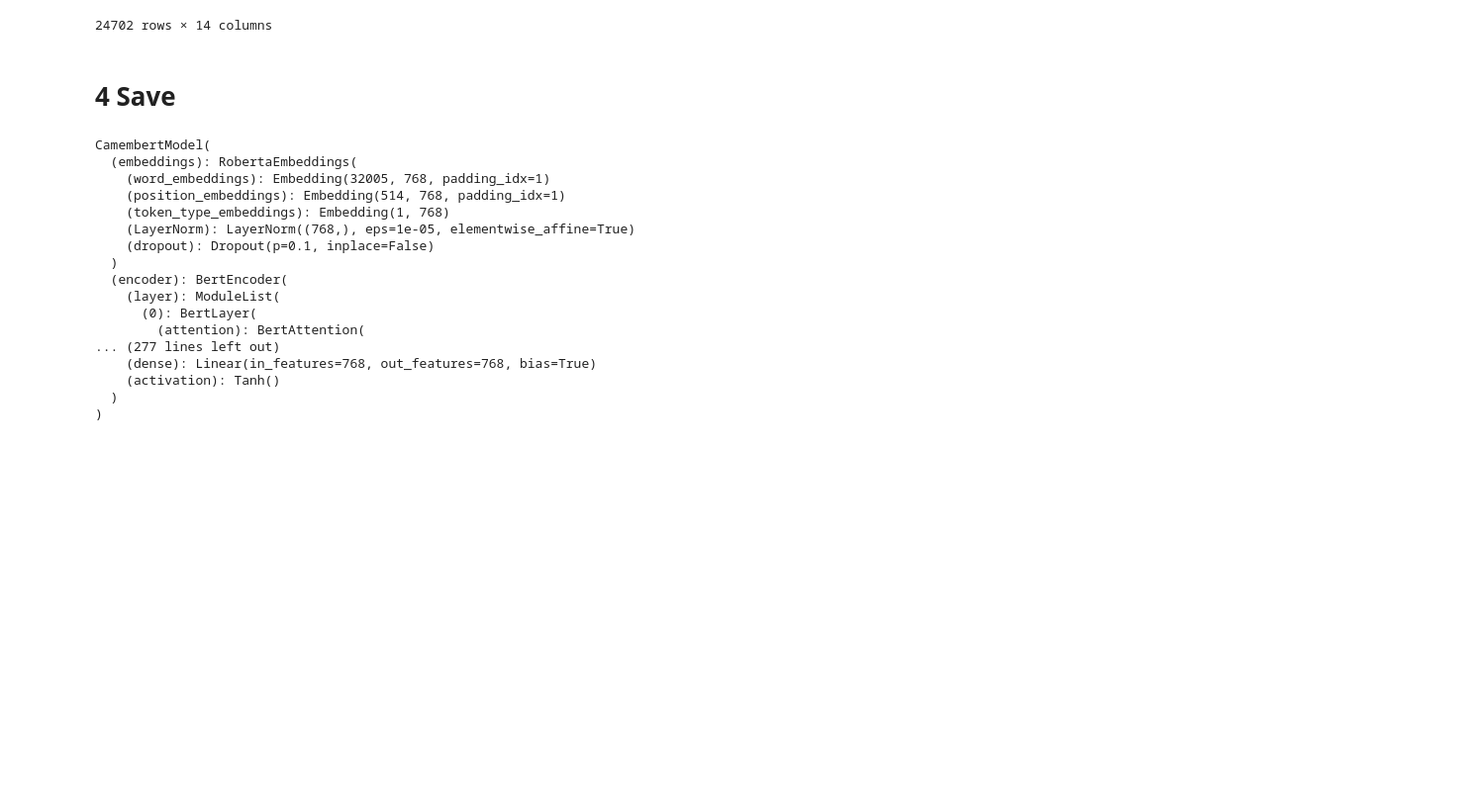
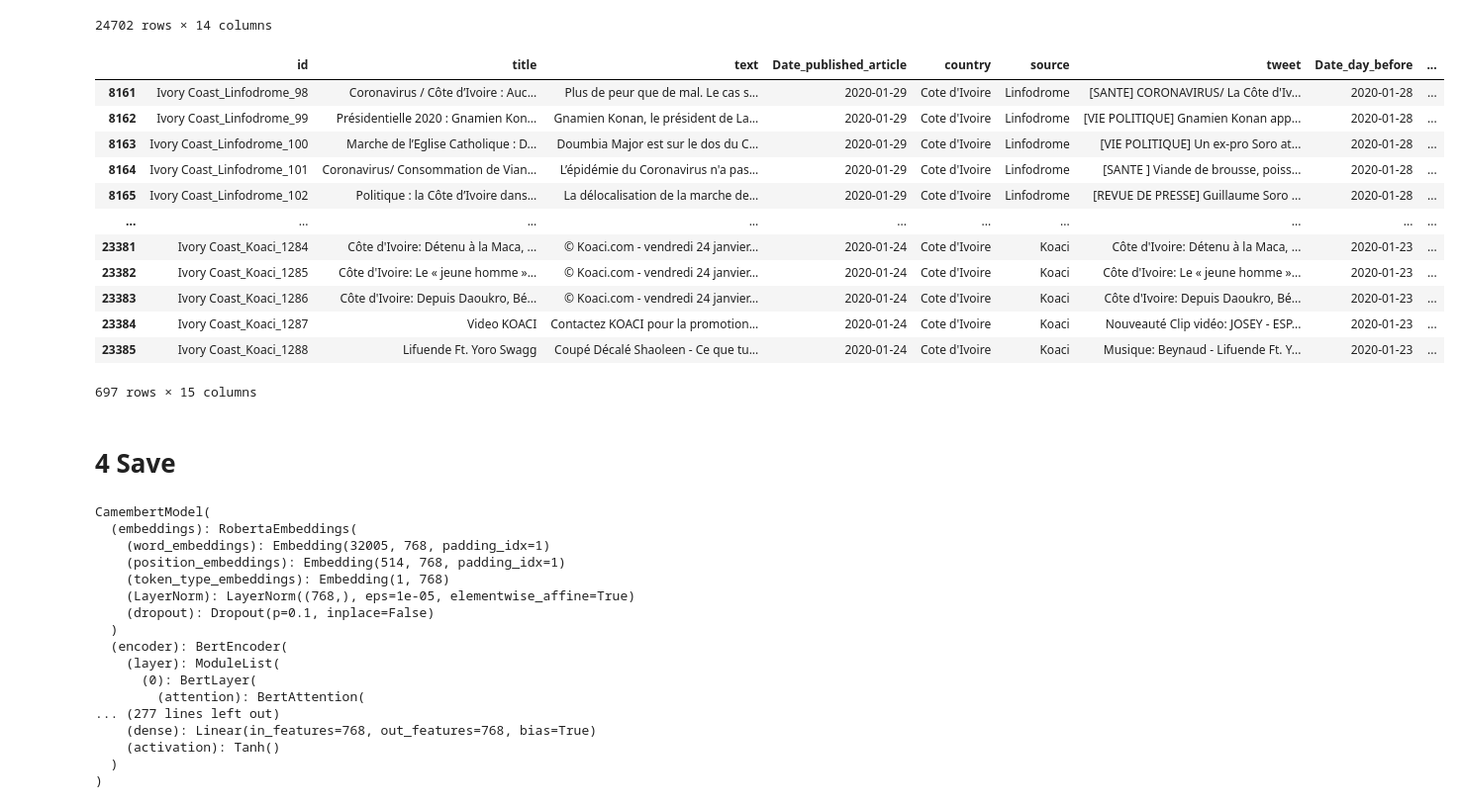
Before and after one commit to tguens/risk_analysis_covid, a Jupyter notebook: notebooks/clean_and_save_text.ipynb, the cells around one changed output. Shown at 99% size. Drawn from its saved outputs; the diff is of its cells as text; code cells hidden in the pictures; blank space fills up the shorter version.

```diff
--- a/notebooks/clean_and_save_text.ipynb
+++ b/notebooks/clean_and_save_text.ipynb
@@ -372,3 +370,19 @@ df_all[['id', 'title', 'text', 'Date_published_article','Date_nbr', 'country', '
+# %%
+df_all[df_all.Number_Deaths_Last_7_days.isna()]
+# %% [output]
+|  | id | title | text | Date_published_article | country | source | tweet | Date_day_before | ... |
+| 8161 | Ivory Coast_Linfodrome_98 | Coronavirus / Côte d’Ivoire : Auc... | Plus de peur que de mal. Le cas s... | 2020-01-29 | Cote d'Ivoire | Linfodrome | [SANTE] CORONAVIRUS/ La Côte d'Iv... | 2020-01-28 | ... |
+| 8162 | Ivory Coast_Linfodrome_99 | Présidentielle 2020 : Gnamien Kon... | Gnamien Konan, le président de La... | 2020-01-29 | Cote d'Ivoire | Linfodrome | [VIE POLITIQUE] Gnamien Konan app... | 2020-01-28 | ... |
+| 8163 | Ivory Coast_Linfodrome_100 | Marche de l’Eglise Catholique : D... | Doumbia Major est sur le dos du C... | 2020-01-29 | Cote d'Ivoire | Linfodrome | [VIE POLITIQUE] Un ex-pro Soro at... | 2020-01-28 | ... |
+| 8164 | Ivory Coast_Linfodrome_101 | Coronavirus/ Consommation de Vian... | L’épidémie du Coronavirus n'a pas... | 2020-01-29 | Cote d'Ivoire | Linfodrome | [SANTE ] Viande de brousse, poiss... | 2020-01-28 | ... |
+| 8165 | Ivory Coast_Linfodrome_102 | Politique : la Côte d’Ivoire dans... | La délocalisation de la marche de... | 2020-01-29 | Cote d'Ivoire | Linfodrome | [REVUE DE PRESSE] Guillaume Soro ... | 2020-01-28 | ... |
+| ... | ... | ... | ... | ... | ... | ... | ... | ... | ... |
+| 23381 | Ivory Coast_Koaci_1284 | Côte d'Ivoire: Détenu à la Maca, ... | © Koaci.com - vendredi 24 janvier... | 2020-01-24 | Cote d'Ivoire | Koaci | Côte d'Ivoire: Détenu à la Maca, ... | 2020-01-23 | ... |
+| 23382 | Ivory Coast_Koaci_1285 | Côte d'Ivoire: Le « jeune homme »... | © Koaci.com - vendredi 24 janvier... | 2020-01-24 | Cote d'Ivoire | Koaci | Côte d'Ivoire: Le « jeune homme »... | 2020-01-23 | ... |
+| 23383 | Ivory Coast_Koaci_1286 | Côte d'Ivoire: Depuis Daoukro, Bé... | © Koaci.com - vendredi 24 janvier... | 2020-01-24 | Cote d'Ivoire | Koaci | Côte d'Ivoire: Depuis Daoukro, Bé... | 2020-01-23 | ... |
+| 23384 | Ivory Coast_Koaci_1287 | Video KOACI | Contactez KOACI pour la promotion... | 2020-01-24 | Cote d'Ivoire | Koaci | Nouveauté Clip vidéo: JOSEY - ESP... | 2020-01-23 | ... |
+| 23385 | Ivory Coast_Koaci_1288 | Lifuende Ft. Yoro Swagg | Coupé Décalé Shaoleen - Ce que tu... | 2020-01-24 | Cote d'Ivoire | Koaci | Musique: Beynaud - Lifuende Ft. Y... | 2020-01-23 | ... |
+697 rows × 15 columns
 # %% [markdown]
 # 4 Save
 # %%
```
Also changed, not shown: parts of 5 cells of this notebook, 1 other file.
